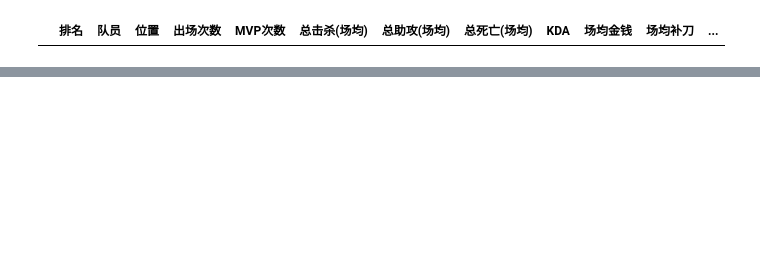
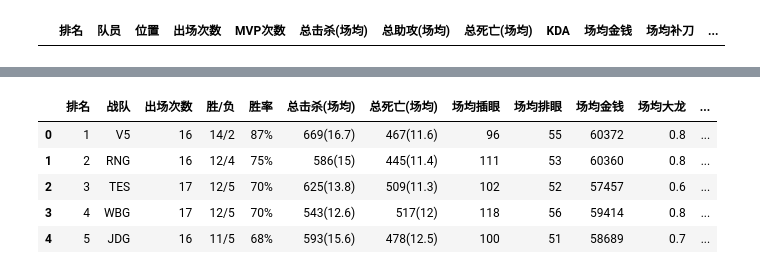
Before and after one commit to chenqili2020/LPL_Data, a Jupyter notebook: DataDownloader.ipynb, the cells around one changed output, grey strips where cells are left out. Cells and saved outputs as stored; diff of their text form; code cells hidden in the pictures; blank space fills up the shorter version.

```diff
--- a/DataDownloader.ipynb
+++ b/DataDownloader.ipynb
@@ -99,0 +169,10 @@ write_file("Champion_data.txt",rows)
+# %%
+team = pd.read_csv("Team_data.txt",sep = " ")
+team.head()
+# %% [output]
+|  | 排名 | 战队 | 出场次数 | 胜/负 | 胜率 | 总击杀(场均) | 总死亡(场均) | 场均插眼 | 场均排眼 | 场均金钱 | 场均大龙 | ... |
+| 0 | 1 | V5 | 16 | 14/2 | 87% | 669(16.7) | 467(11.6) | 96 | 55 | 60372 | 0.8 | ... |
+| 1 | 2 | RNG | 16 | 12/4 | 75% | 586(15) | 445(11.4) | 111 | 53 | 60360 | 0.8 | ... |
+| 2 | 3 | TES | 17 | 12/5 | 70% | 625(13.8) | 509(11.3) | 102 | 52 | 57457 | 0.6 | ... |
+| 3 | 4 | WBG | 17 | 12/5 | 70% | 543(12.6) | 517(12) | 118 | 56 | 59414 | 0.8 | ... |
+| 4 | 5 | JDG | 16 | 11/5 | 68% | 593(15.6) | 478(12.5) | 100 | 51 | 58689 | 0.7 | ... |
```
Also changed, not shown: parts of 12 cells of this notebook, 6 other files.
